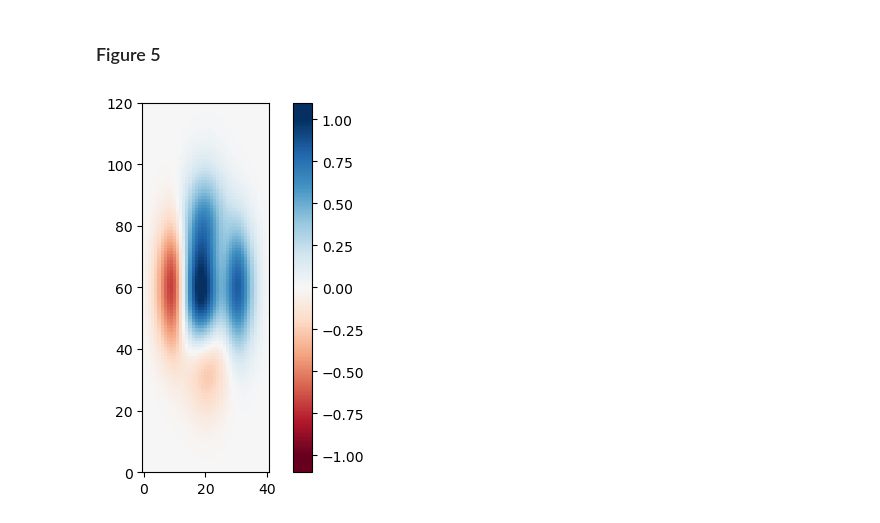
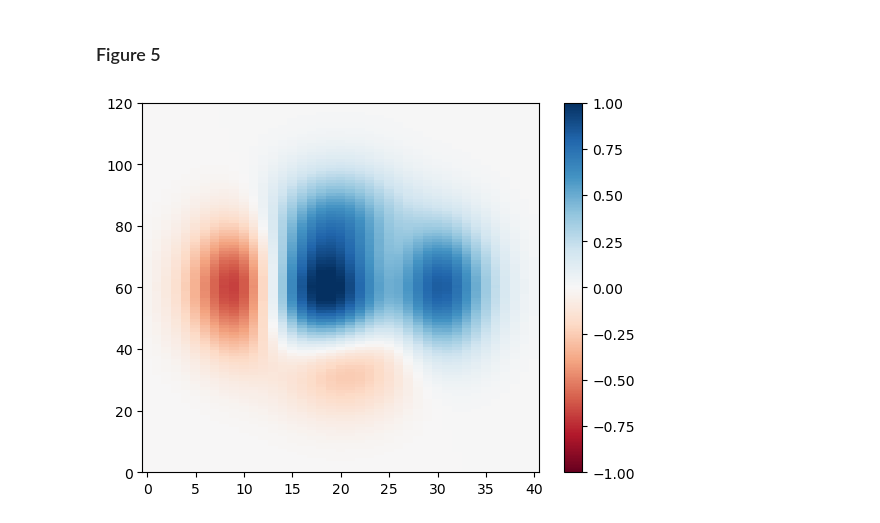
Before and after one commit to K-hayasi/Data-Analysis-Practice2--E2, a Jupyter notebook: Assn-3.ipynb, the cells around one changed output. Saved outputs shown, nothing was run; the diff lists cells and outputs as text; code cells hidden in the pictures.

```diff
--- a/Assn-3.ipynb
+++ b/Assn-3.ipynb
@@ -67,10 +67,10 @@ plt.show()
 # %%
 a = np.load( 'data-fig5.npy' )
 
 fig, ax = plt.subplots()
-im = ax.imshow(a, cmap='RdBu', vmin=-1.0, vmax=1.0, interpolation='none', origin='lower', aspect='equal')
+im = ax.imshow(a, cmap='RdBu', vmin=-1.0, vmax=1.0, interpolation='none', origin='lower', aspect='auto')
 ax.set_ylim(0, 120)
-cbar = fig.colorbar(im, extend='both',extendrect=True)
+cbar = fig.colorbar(im, extendrect=True)
 plt.show()
 # %% [output]
-[figure, old version]
+[figure, new version]
```
